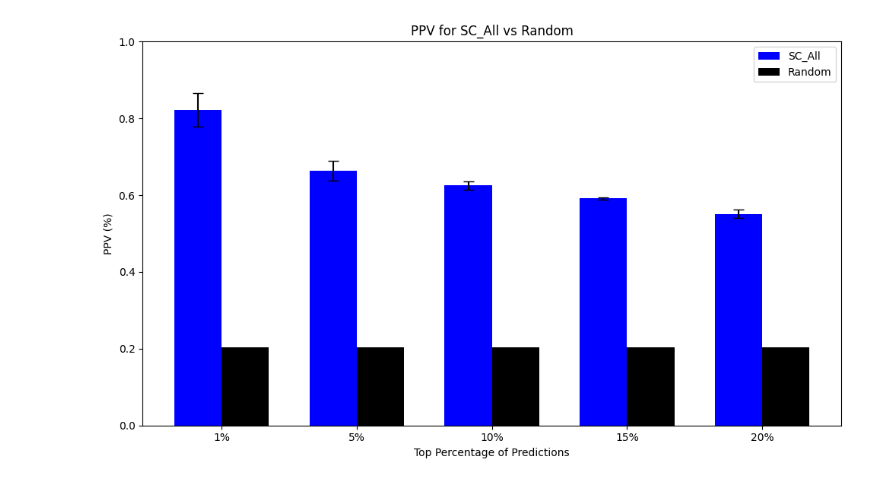
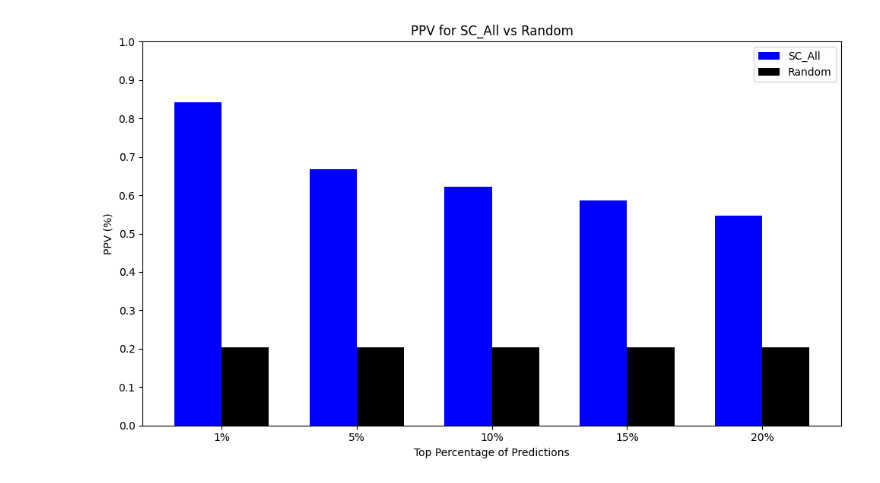
Before and after one commit to NiccoloCase/essential-genes-identification, a Jupyter notebook: test AI3.ipynb, the cells around one changed output. Cells and saved outputs as stored; diff of their text form; code cells hidden in the pictures.

```diff
--- a/test AI3.ipynb
+++ b/test AI3.ipynb
@@ -1,14 +1,13 @@
 # %%
 import pandas as pd
 import numpy as np
-from sklearn.model_selection import StratifiedKFold
+from sklearn.model_selection import train_test_split
 from sklearn.naive_bayes import GaussianNB
 from sklearn.preprocessing import LabelEncoder
 from sklearn.utils import resample
 import matplotlib.pyplot as plt
-from scipy.stats import sem
 
-# Function to calculate the PPV at top percentiles
+# Function to calculate PPV at top percentiles
 def calculate_top_percentile_ppv(probabilities, true_labels, percentiles):
     sorted_indices = np.argsort(probabilities)[::-1]
     sorted_labels = true_labels[sorted_indices]
@@ -53,22 +52,22 @@ CMIM_ranking = ['phyletic_retention', 'paralagous_count', 'DIP_degree', 'nucleol
                 'Golgi', 'bud neck', 'actin', 'bud', 'Golgi to Vacuole']
 X_ranked = X[CMIM_ranking]
 
-# Percentiles for the PPV
+# Percentiles for PPV
 percentiles = [1, 5, 10, 15, 20]
-n_splits = 5  # Number of folds in StratifiedKFold
+n_iterations = 100  # Use 100 iterations as per the article
+optimal_features = None
 highest_ppv_1 = 0
-optimal_features = None
-ppv_scores_by_features = []
+final_ppv_scores = []
 
-# Feature Selection with Cross-Validation
-kf = StratifiedKFold(n_splits=n_splits, shuffle=True, random_state=42)
+# Feature selection and bootstrapping
 for i in range(len(CMIM_ranking), 0, -1):
     X_selected = X_ranked.iloc[:, :i]
     ppv_1_scores = []
 
-    for train_index, test_index in kf.split(X_selected, y):
-        X_train, X_test = X_selected.iloc[train_index], X_selected.iloc[test_index]
-        y_train, y_test = y.iloc[train_index], y.iloc[test_index]
+    for _ in range(n_iterations):
+        X_train, X_test, y_train, y_test = train_test_split(
+            X_selected, y, test_size=0.5, stratify=y
+        )
 
         # Oversampling the minority class
         X_train_minority = X_train[y_train == 1]
@@ -77,7 +76,7 @@ for i in range(len(CMIM_ranking), 0, -1):
         X_train_oversampled, y_train_oversampled = resample(
             X_train_minority, y_train_minority,
             replace=True,
-            n_samples=np.sum(y_train == 0),
+            n_samples=np.sum(y_train == 0),  # Balance with the majority class
             random_state=42
         )
 
@@ -88,12 +87,10 @@ for i in range(len(CMIM_ranking), 0, -1):
         nb_classifier.fit(X_train_balanced, y_train_balanced)
         y_prob = nb_classifier.predict_proba(X_test)[:, 1]
 
-        # Calculate PPV at top 1%
         ppv_top = calculate_top_percentile_ppv(y_prob, y_test.to_numpy(), percentiles)
         ppv_1_scores.append(ppv_top[0])
 
     mean_ppv_1 = np.mean(ppv_1_scores)
-    ppv_scores_by_features.append(mean_ppv_1)
     print(f"Features: {i}, Mean PPV (1%): {mean_ppv_1}")
 
     if mean_ppv_1 > highest_ppv_1:
@@ -103,14 +100,13 @@ for i in range(len(CMIM_ranking), 0, -1):
 print("Highest PPV (1%):", highest_ppv_1)
 print("Optimal number of features:", optimal_features)
 
-# Final Evaluation
-gene_probabilities_final = np.zeros(len(y))
+# Final evaluation with optimal features
 X_optimal = X_ranked.iloc[:, :optimal_features]
-final_ppv_scores = []
 
-for train_index, test_index in kf.split(X_optimal, y):
-    X_train, X_test = X_optimal.iloc[train_index], X_optimal.iloc[test_index]
-    y_train, y_test = y.iloc[train_index], y.iloc[test_index]
+for _ in range(n_iterations):
+    X_train, X_test, y_train, y_test = train_test_split(
+        X_optimal, y, test_size=0.5, stratify=y
+    )
 
     # Oversampling the minority class
     X_train_minority = X_train[y_train == 1]
@@ -119,7 +115,7 @@ for train_index, test_index in kf.split(X_optimal, y):
     X_train_oversampled, y_train_oversampled = resample(
         X_train_minority, y_train_minority,
         replace=True,
-        n_samples=np.sum(y_train == 0),
+        n_samples=np.sum(y_train == 0),  # Balance with the majority class
         random_state=42
     )
 
@@ -130,22 +126,22 @@ for train_index, test_index in kf.split(X_optimal, y):
     nb_classifier.fit(X_train_balanced, y_train_balanced)
     y_prob = nb_classifier.predict_proba(X_test)[:, 1]
 
-    ppv_top = calculate_top_percentile_ppv(y_prob, y_test.to_numpy(), percentiles)
-    final_ppv_scores.append(ppv_top)
+    # Calculate PPV for this iteration
+    ppv_iteration = calculate_top_percentile_ppv(y_prob, y_test.to_numpy(), percentiles)
+    final_ppv_scores.append(ppv_iteration)
 
-# Aggregate final results
-final_ppv_means = np.mean(final_ppv_scores, axis=0)
-final_ppv_sems = sem(final_ppv_scores, axis=0)
-print("Final PPV Percentiles:", final_ppv_means)
+# Calculate mean PPV across iterations
+final_ppv = np.mean(final_ppv_scores, axis=0)
+print("Final PPV Percentiles:", final_ppv)
 
-# Plot final results with confidence intervals
+# Plot final results
 fig, ax = plt.subplots(figsize=(10, 6))
-random_ppv = [np.mean(y)] * len(percentiles)  # Baseline
+random_ppv = [np.mean(y)] * len(percentiles)  # Random baseline
 
 width = 0.35
 labels = [f'{p}%' for p in percentiles]
-ax.bar(np.arange(len(percentiles)) - width/2, final_ppv_means, width, yerr=final_ppv_sems, label='SC_All', color='blue', capsize=5)
-ax.bar(np.arange(len(percentiles)) + width/2, random_ppv, width, label='Random', color='black')
+ax.bar(np.arange(len(percentiles)) - width / 2, final_ppv, width, label='SC_All', color='blue')
+ax.bar(np.arange(len(percentiles)) + width / 2, random_ppv, width, label='Random', color='black')
 
 ax.set_xlabel('Top Percentage of Predictions')
 ax.set_ylabel('PPV (%)')
@@ -153,6 +149,8 @@ ax.set_title('PPV for SC_All vs Random')
 ax.set_xticks(np.arange(len(percentiles)))
 ax.set_xticklabels(labels)
 ax.set_ylim(0, 1)
+# i watnt all the numbers to be displayed in the y axis
+ax.set_yticks(np.arange(0, 1.1, 0.1))
 ax.legend()
 plt.tight_layout()
 plt.show()
@@ -177 +175 @@ Final PPV Percentiles: [0.82222222 0.66382979 0.62553191 0.59148936 0.55132275]
-[figure, old version]
+[figure, new version]
```
Also changed, not shown: parts of 1 cell of this notebook.
